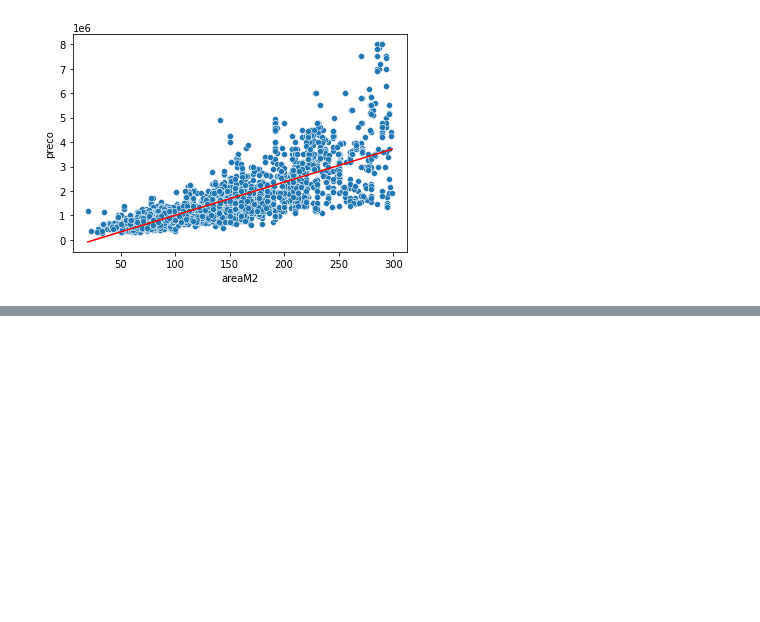
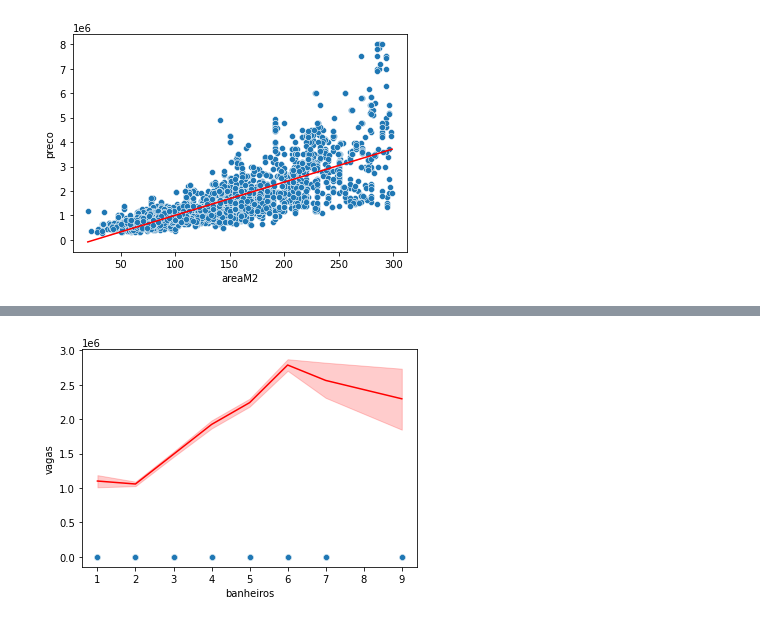
Before and after one commit to samuelhenrick1/Mineira-o, a Jupyter notebook: Trilha_2_A.ipynb, the cells around one changed output, grey strips where cells are left out. Cells and saved outputs as stored; diff of their text form; code cells hidden in the pictures; blank space fills up the shorter version.

```diff
--- a/Trilha_2_A.ipynb
+++ b/Trilha_2_A.ipynb
@@ -317,0 +331,6 @@ Warnings:
+# %%
+sns.scatterplot(x='banheiros', y='vagas', data=df)
+sns.lineplot(x='banheiros', y='predicted', data=df, color='red')
+plt.show()
+# %% [output]
+[figure, added]
```
Also changed, not shown: parts of 5 cells of this notebook.
